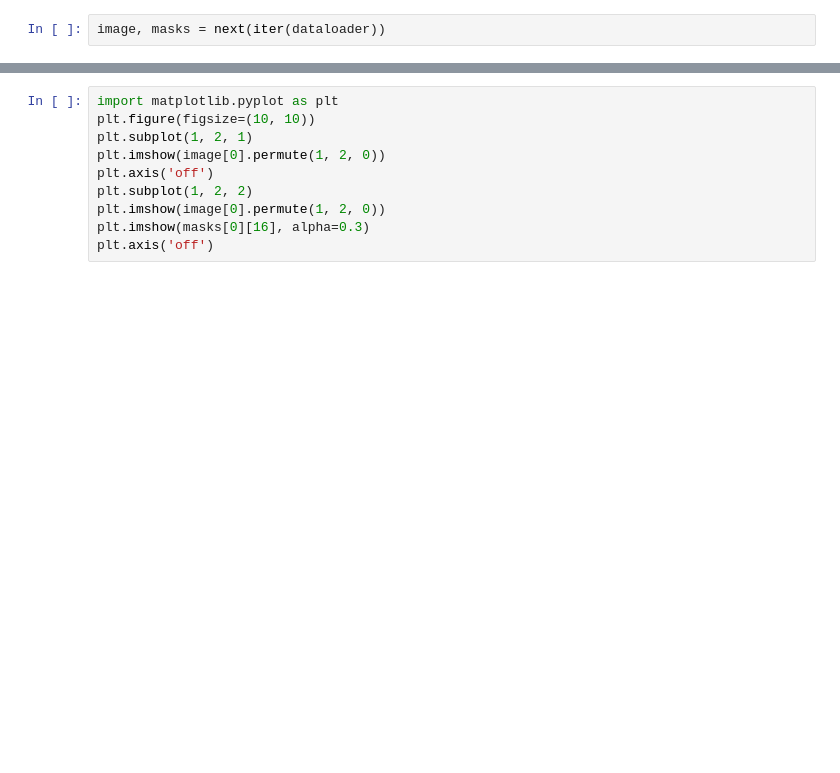
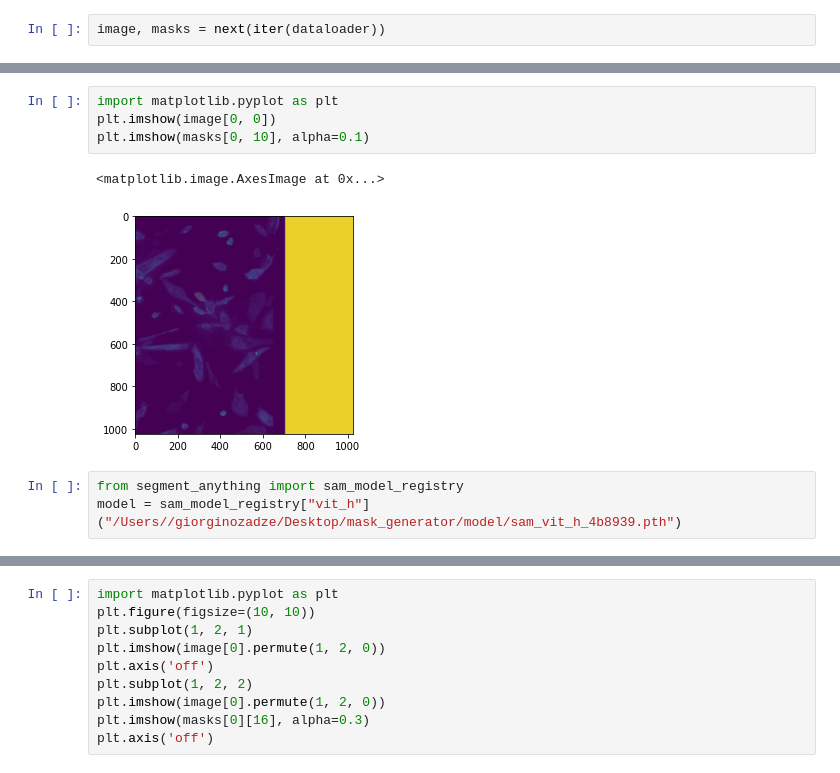
Before and after one commit to Noza23/myovision-sam, a Jupyter notebook: demo.ipynb, the cells around one changed output, grey strips where cells are left out. Cells and saved outputs as stored; diff of their text form; blank space fills up the shorter version.

```diff
--- a/demo.ipynb
+++ b/demo.ipynb
@@ -16,0 +21,10 @@ image.shape, masks.shape
+# %%
+import matplotlib.pyplot as plt
+plt.imshow(image[0, 0])
+plt.imshow(masks[0, 10], alpha=0.1)
+# %% [output]
+<matplotlib.image.AxesImage at 0x...>
+[figure, added]
+# %%
+from segment_anything import sam_model_registry
+model = sam_model_registry["vit_h"]("/Users//giorginozadze/Desktop/mask_generator/model/sam_vit_h_4b8939.pth")
```
Also changed, not shown: parts of 6 cells of this notebook, 11 other files.
